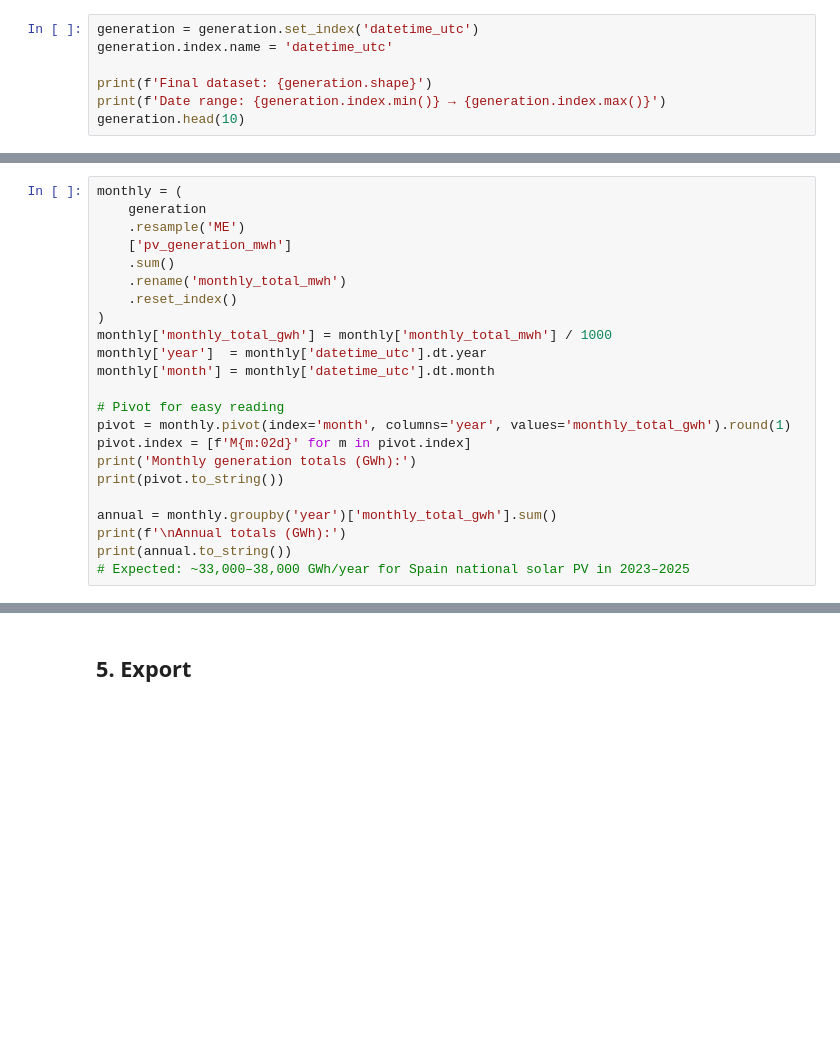
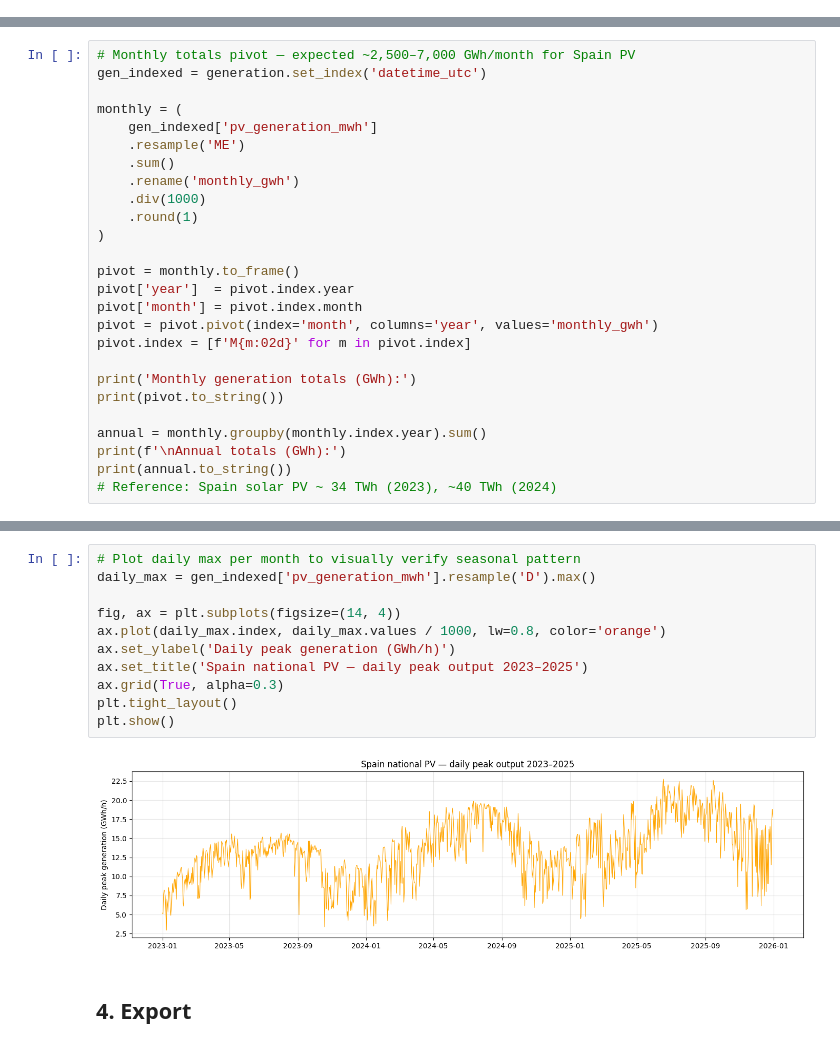
Before and after one commit to tommasozf/ML-solar-forecast, a Jupyter notebook: spain_total/1_generation_download.ipynb, the cells around one changed output, grey strips where cells are left out. Drawn from its saved outputs; the diff is of its cells as text; blank space fills up the shorter version.

```diff
--- a/spain_total/1_generation_download.ipynb
+++ b/spain_total/1_generation_download.ipynb
@@ -150,7 +142,0 @@ print(f'Values > 35,000 MWh   : {n_over_cap}')
-# %%
-generation = generation.set_index('datetime_utc')
-generation.index.name = 'datetime_utc'
-
-print(f'Final dataset: {generation.shape}')
-print(f'Date range: {generation.index.min()} → {generation.index.max()}')
-generation.head(10)
@@ -161,23 +143,26 @@ Compare monthly totals against published REE statistics (~8 TWh national solar P
 # %%
+# Monthly totals pivot — expected ~2,500–7,000 GWh/month for Spain PV
+gen_indexed = generation.set_index('datetime_utc')
+
 monthly = (
-    generation
+    gen_indexed['pv_generation_mwh']
     .resample('ME')
-    ['pv_generation_mwh']
     .sum()
-    .rename('monthly_total_mwh')
-    .reset_index()
+    .rename('monthly_gwh')
+    .div(1000)
+    .round(1)
 )
-monthly['monthly_total_gwh'] = monthly['monthly_total_mwh'] / 1000
-monthly['year']  = monthly['datetime_utc'].dt.year
-monthly['month'] = monthly['datetime_utc'].dt.month
 
-# Pivot for easy reading
-pivot = monthly.pivot(index='month', columns='year', values='monthly_total_gwh').round(1)
+pivot = monthly.to_frame()
+pivot['year']  = pivot.index.year
+pivot['month'] = pivot.index.month
+pivot = pivot.pivot(index='month', columns='year', values='monthly_gwh')
 pivot.index = [f'M{m:02d}' for m in pivot.index]
+
 print('Monthly generation totals (GWh):')
 print(pivot.to_string())
 
-annual = monthly.groupby('year')['monthly_total_gwh'].sum()
+annual = monthly.groupby(monthly.index.year).sum()
 print(f'\nAnnual totals (GWh):')
 print(annual.to_string())
-# Expected: ~33,000–38,000 GWh/year for Spain national solar PV in 2023–2025
+# Reference: Spain solar PV ~ 34 TWh (2023), ~40 TWh (2024)
@@ -184,3 +190,16 @@ print(annual.to_string())
+# %%
+# Plot daily max per month to visually verify seasonal pattern
+daily_max = gen_indexed['pv_generation_mwh'].resample('D').max()
+
+fig, ax = plt.subplots(figsize=(14, 4))
+ax.plot(daily_max.index, daily_max.values / 1000, lw=0.8, color='orange')
+ax.set_ylabel('Daily peak generation (GWh/h)')
+ax.set_title('Spain national PV — daily peak output 2023–2025')
+ax.grid(True, alpha=0.3)
+plt.tight_layout()
+plt.show()
+# %% [output]
+[figure, added]
 # %% [markdown]
-## 5. Export
+## 4. Export
 # %%
```
Also changed, not shown: parts of 20 cells of this notebook, 1 other file.
